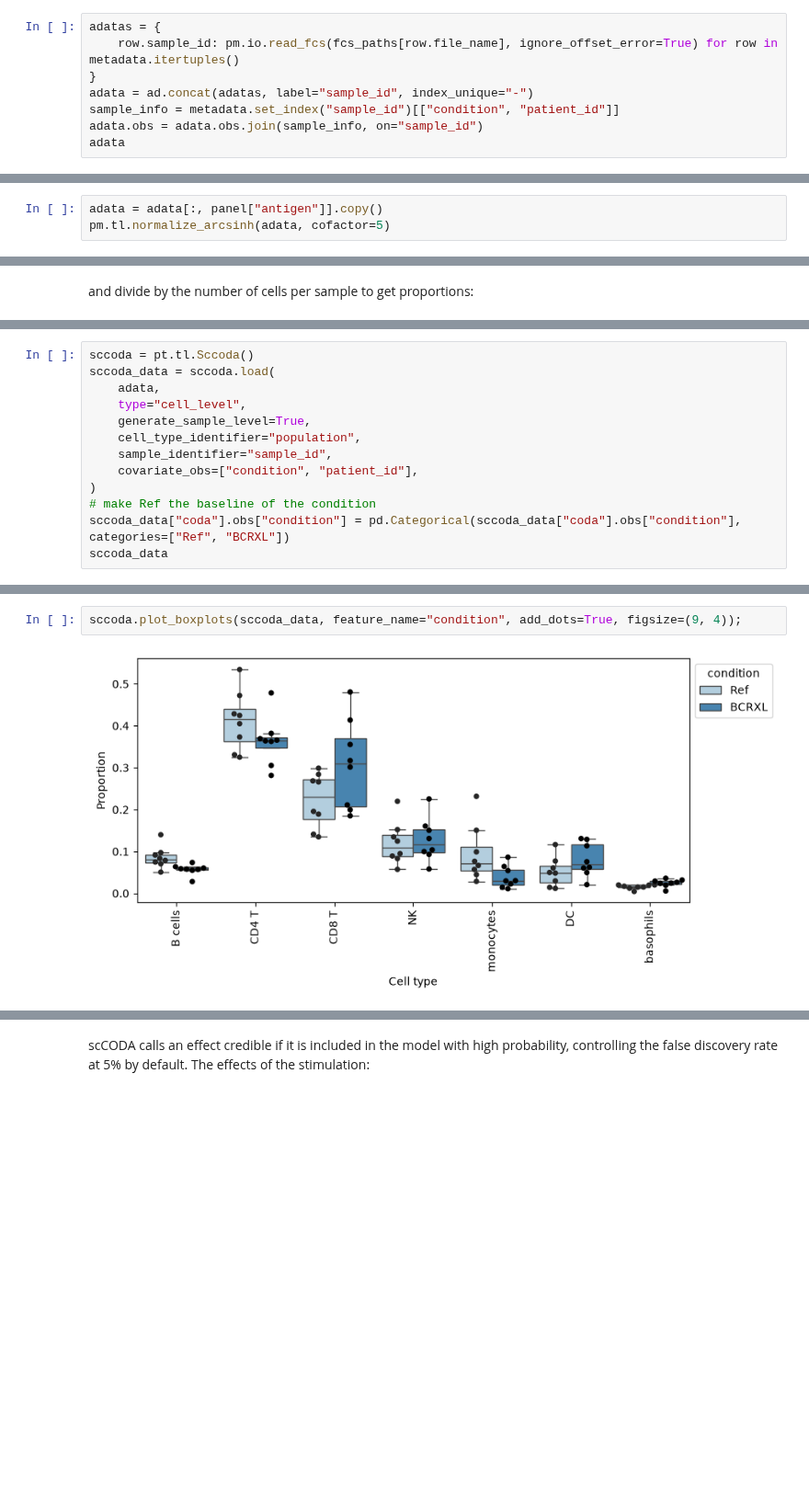
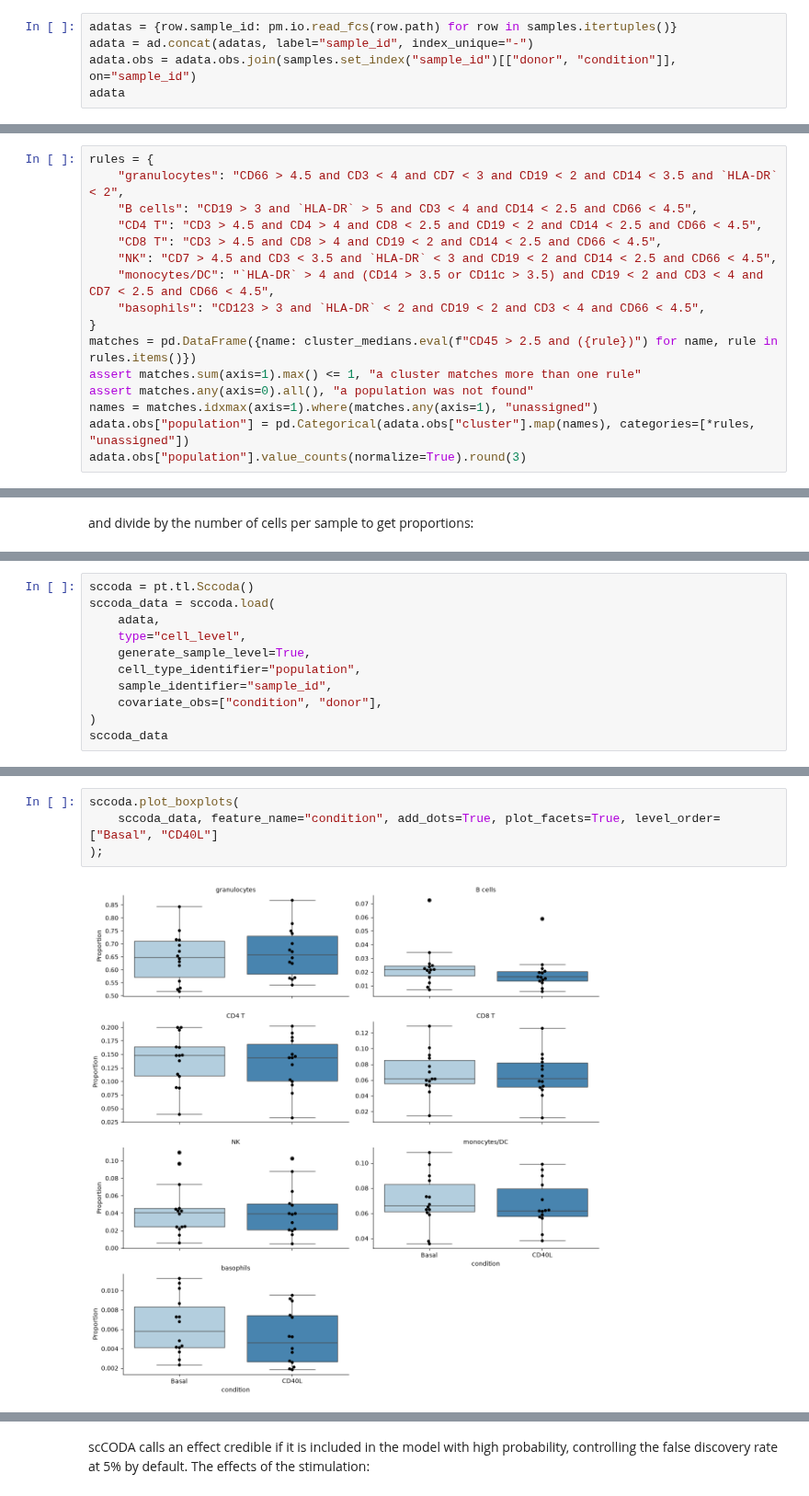
Before and after one commit to scverse/pytometry, a Jupyter notebook: docs/examples/04_statistics.ipynb, the cells around one changed output, grey strips where cells are left out. Shown at 92% size. Cells and saved outputs as stored; diff of their text form; blank space fills up the shorter version.

```diff
--- a/docs/examples/04_statistics.ipynb
+++ b/docs/examples/04_statistics.ipynb
@@ -85,9 +65,6 @@ We read each FCS file with `pm.io.read_fcs` and concatenate them into one AnnDat
 # %%
-adatas = {
-    row.sample_id: pm.io.read_fcs(fcs_paths[row.file_name], ignore_offset_error=True) for row in metadata.itertuples()
-}
+adatas = {row.sample_id: pm.io.read_fcs(row.path) for row in samples.itertuples()}
 adata = ad.concat(adatas, label="sample_id", index_unique="-")
-sample_info = metadata.set_index("sample_id")[["condition", "patient_id"]]
-adata.obs = adata.obs.join(sample_info, on="sample_id")
+adata.obs = adata.obs.join(samples.set_index("sample_id")[["donor", "condition"]], on="sample_id")
 adata
 # %% [output]
@@ -99,3 +75,0 @@ We keep the 24 markers of the panel (dropping time, DNA and barcoding channels)
-# %%
-adata = adata[:, panel["antigen"]].copy()
-pm.tl.normalize_arcsinh(adata, cofactor=5)
@@ -160,0 +147,16 @@ Name: proportion, dtype: float64
+# %%
+rules = {
+    "granulocytes": "CD66 > 4.5 and CD3 < 4 and CD7 < 3 and CD19 < 2 and CD14 < 3.5 and `HLA-DR` < 2",
+    "B cells": "CD19 > 3 and `HLA-DR` > 5 and CD3 < 4 and CD14 < 2.5 and CD66 < 4.5",
+    "CD4 T": "CD3 > 4.5 and CD4 > 4 and CD8 < 2.5 and CD19 < 2 and CD14 < 2.5 and CD66 < 4.5",
+    "CD8 T": "CD3 > 4.5 and CD8 > 4 and CD19 < 2 and CD14 < 2.5 and CD66 < 4.5",
+    "NK": "CD7 > 4.5 and CD3 < 3.5 and `HLA-DR` < 3 and CD19 < 2 and CD14 < 2.5 and CD66 < 4.5",
+    "monocytes/DC": "`HLA-DR` > 4 and (CD14 > 3.5 or CD11c > 3.5) and CD19 < 2 and CD3 < 4 and CD7 < 2.5 and CD66 < 4.5",
+    "basophils": "CD123 > 3 and `HLA-DR` < 2 and CD19 < 2 and CD3 < 4 and CD66 < 4.5",
+}
+matches = pd.DataFrame({name: cluster_medians.eval(f"CD45 > 2.5 and ({rule})") for name, rule in rules.items()})
+assert matches.sum(axis=1).max() <= 1, "a cluster matches more than one rule"
+assert matches.any(axis=0).all(), "a population was not found"
+names = matches.idxmax(axis=1).where(matches.any(axis=1), "unassigned")
+adata.obs["population"] = pd.Categorical(adata.obs["cluster"].map(names), categories=[*rules, "unassigned"])
+adata.obs["population"].value_counts(normalize=True).round(3)
@@ -262,9 +271,7 @@ sccoda_data = sccoda.load(
     generate_sample_level=True,
     cell_type_identifier="population",
     sample_identifier="sample_id",
-    covariate_obs=["condition", "patient_id"],
+    covariate_obs=["condition", "donor"],
 )
-# make Ref the baseline of the condition
-sccoda_data["coda"].obs["condition"] = pd.Categorical(sccoda_data["coda"].obs["condition"], categories=["Ref", "BCRXL"])
 sccoda_data
 # %% [output]
@@ -283,5 +290,7 @@ The proportions of each population per sample, by condition:
 # %%
-sccoda.plot_boxplots(sccoda_data, feature_name="condition", add_dots=True, figsize=(9, 4));
+sccoda.plot_boxplots(
+    sccoda_data, feature_name="condition", add_dots=True, plot_facets=True, level_order=["Basal", "CD40L"]
+);
 # %% [output]
-[figure, old version]
+[figure, new version]
 # %% [markdown]
```
Also changed, not shown: parts of 57 cells of this notebook.
